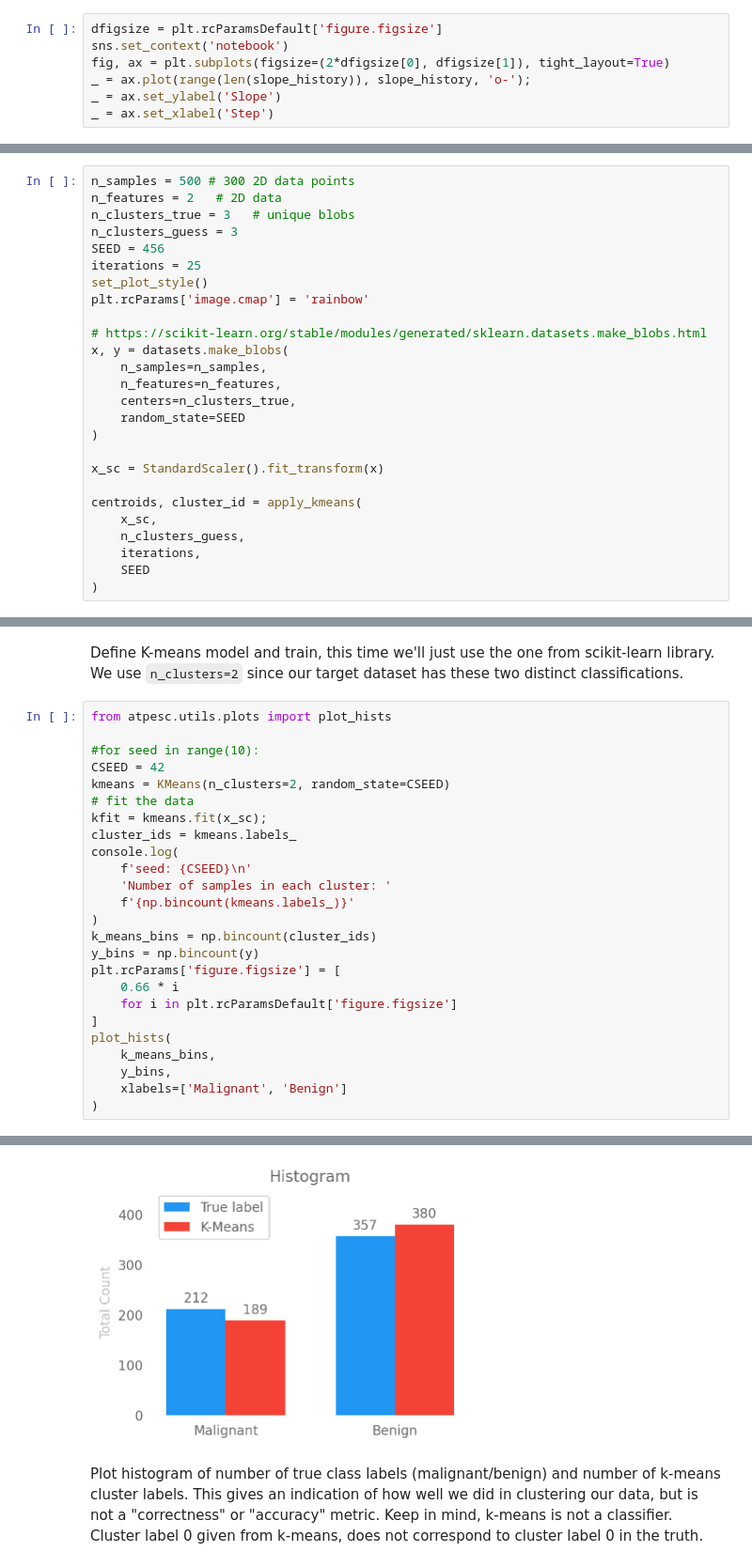
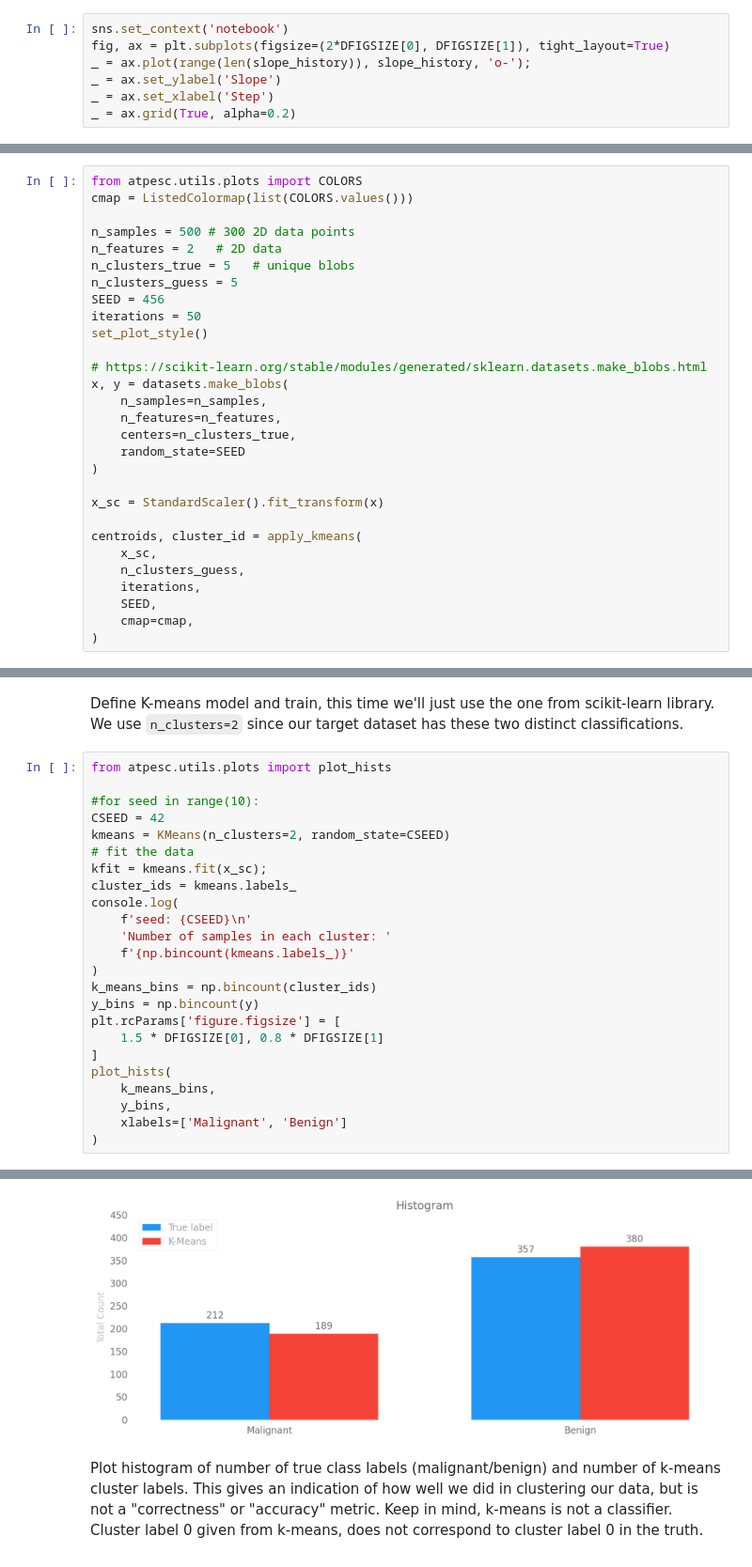
Before and after one commit to argonne-lcf/ATPESC_MachineLearning, a Jupyter notebook: 00_statisticalLearning/src/atpesc/notebooks/statistical_learning.ipynb, the cells around one changed output, grey strips where cells are left out. Shown at 94% size. Saved outputs shown, nothing was run; the diff lists cells and outputs as text.

```diff
--- a/00_statisticalLearning/src/atpesc/notebooks/statistical_learning.ipynb
+++ b/00_statisticalLearning/src/atpesc/notebooks/statistical_learning.ipynb
@@ -172,12 +172,12 @@ for i in range(0, iterations):
 # %% [markdown]
 We can visualize the slope history:
 # %%
-dfigsize = plt.rcParamsDefault['figure.figsize']
 sns.set_context('notebook')
-fig, ax = plt.subplots(figsize=(2*dfigsize[0], dfigsize[1]), tight_layout=True)
+fig, ax = plt.subplots(figsize=(2*DFIGSIZE[0], DFIGSIZE[1]), tight_layout=True)
 _ = ax.plot(range(len(slope_history)), slope_history, 'o-');
 _ = ax.set_ylabel('Slope')
 _ = ax.set_xlabel('Step')
+_ = ax.grid(True, alpha=0.2)
 # %% [output]
 [figure]
 # %% [markdown]
@@ -451,14 +455,16 @@ def apply_kmeans(
 # %% [markdown]
 ### Run example:
 # %%
+from atpesc.utils.plots import COLORS
+cmap = ListedColormap(list(COLORS.values()))
+
 n_samples = 500 # 300 2D data points
 n_features = 2   # 2D data
-n_clusters_true = 3   # unique blobs
-n_clusters_guess = 3
+n_clusters_true = 5   # unique blobs
+n_clusters_guess = 5
 SEED = 456
-iterations = 25
+iterations = 50
 set_plot_style()
-plt.rcParams['image.cmap'] = 'rainbow'
 
 # https://scikit-learn.org/stable/modules/generated/sklearn.datasets.make_blobs.html
 x, y = datasets.make_blobs(
@@ -474,6 +480,7 @@ centroids, cluster_id = apply_kmeans(
     x_sc,
     n_clusters_guess,
     iterations,
-    SEED
+    SEED,
+    cmap=cmap,
 )
 # %% [output]
@@ -567,8 +574,7 @@ console.log(
 k_means_bins = np.bincount(cluster_ids)
 y_bins = np.bincount(y)
 plt.rcParams['figure.figsize'] = [
-    0.66 * i
-    for i in plt.rcParamsDefault['figure.figsize']
+    1.5 * DFIGSIZE[0], 0.8 * DFIGSIZE[1]
 ]
 plot_hists(
     k_means_bins,
@@ -580,5 +586,5 @@ plot_hists(
            Number of samples in each cluster: [189 380]
-[figure, old version]
+[figure, new version]
 # %% [markdown]
 Plot histogram of number of true class labels (malignant/benign) and number of k-means cluster labels. This gives an indication of how well we did in clustering our data, but is not a "correctness" or "accuracy" metric. Keep in mind, k-means is not a classifier. Cluster label 0 given from k-means, does not correspond to cluster label 0 in the truth.
 # %% [markdown]
```
Also changed, not shown: parts of 24 cells of this notebook, 1 other file.
